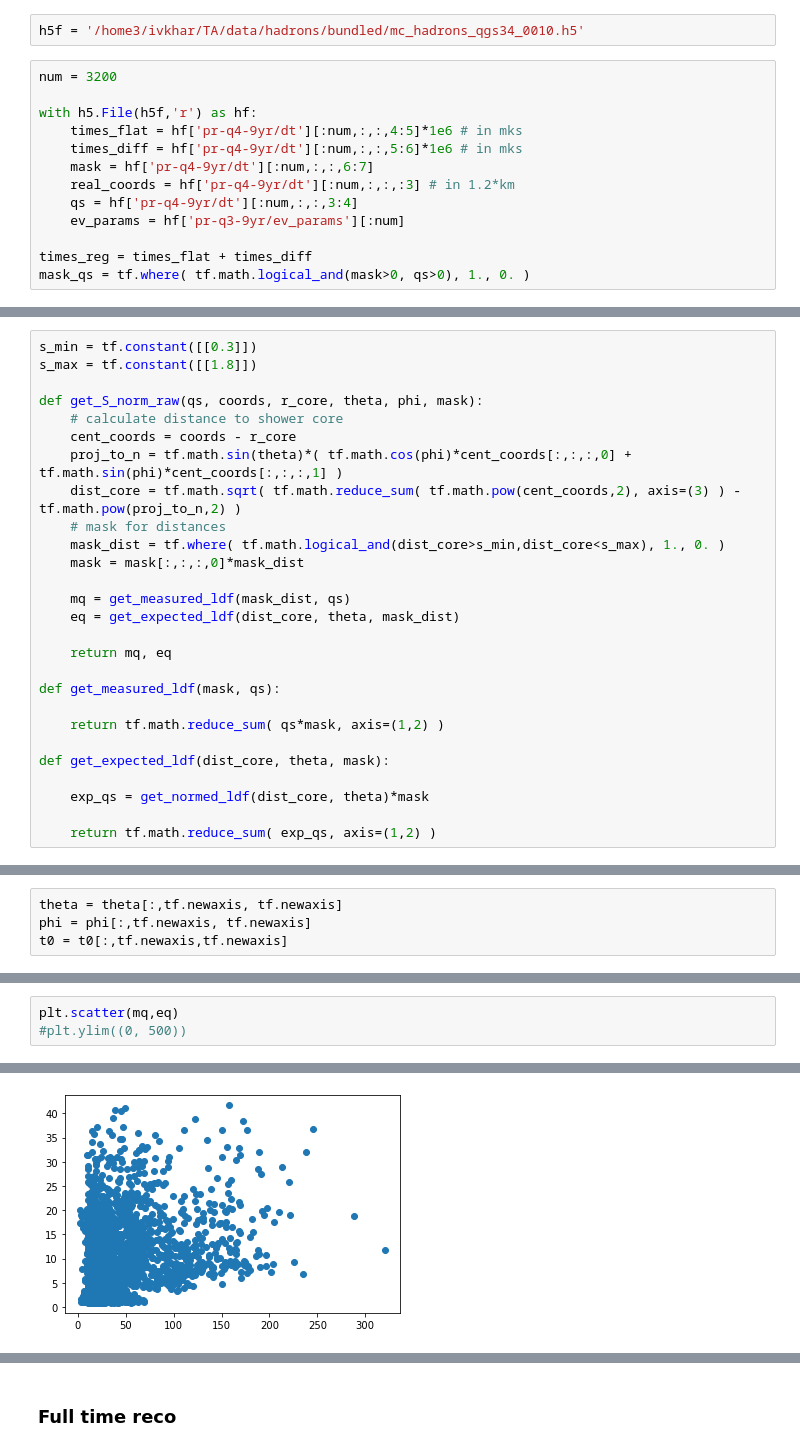
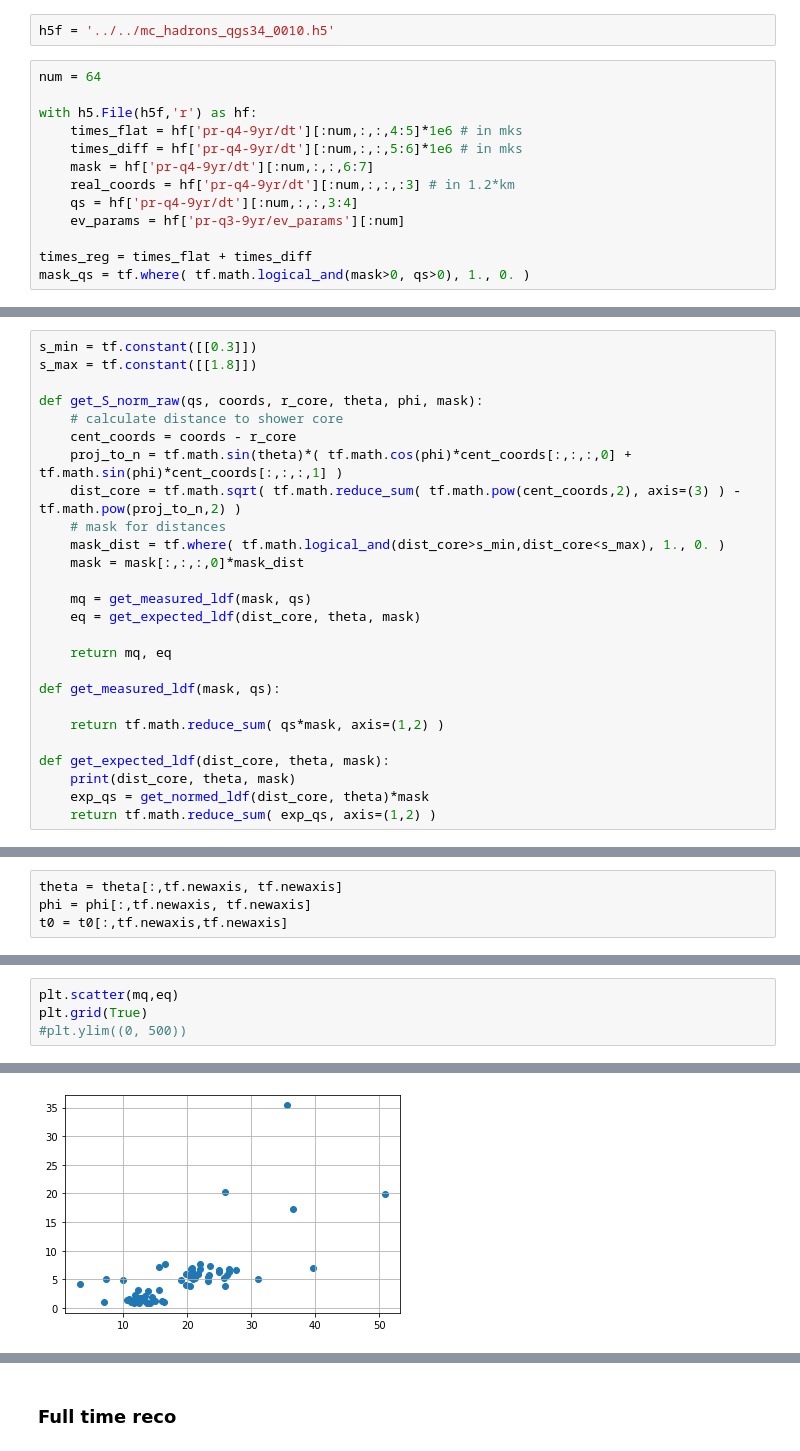
Before and after one commit to fitagdinov/Telescope_Array, a Jupyter notebook: Parameters_all/Notebooks/ta_reco.ipynb, the cells around one changed output, grey strips where cells are left out. Saved outputs shown, nothing was run; the diff lists cells and outputs as text.

```diff
--- a/Parameters_all/Notebooks/ta_reco.ipynb
+++ b/Parameters_all/Notebooks/ta_reco.ipynb
@@ -12,9 +17,9 @@ for gpu in gpus:
 # %% [markdown]
 ### Read and prepare data
 # %%
-h5f = '/home3/ivkhar/TA/data/hadrons/bundled/mc_hadrons_qgs34_0010.h5'
+h5f = '../../mc_hadrons_qgs34_0010.h5'
 # %%
-num = 3200
+num = 64
 
 with h5.File(h5f,'r') as hf:
     times_flat = hf['pr-q4-9yr/dt'][:num,:,:,4:5]*1e6 # in mks
@@ -193,8 +199,8 @@ def get_S_norm_raw(qs, coords, r_core, theta, phi, mask):
     mask_dist = tf.where( tf.math.logical_and(dist_core>s_min,dist_core<s_max), 1., 0. )
     mask = mask[:,:,:,0]*mask_dist
 
-    mq = get_measured_ldf(mask_dist, qs)
-    eq = get_expected_ldf(dist_core, theta, mask_dist)
+    mq = get_measured_ldf(mask, qs)
+    eq = get_expected_ldf(dist_core, theta, mask)
 
     return mq, eq
 
@@ -203,7 +209,6 @@ def get_measured_ldf(mask, qs):
     return tf.math.reduce_sum( qs*mask, axis=(1,2) )
 
 def get_expected_ldf(dist_core, theta, mask):
-
+    print(dist_core, theta, mask)
     exp_qs = get_normed_ldf(dist_core, theta)*mask
-
     return tf.math.reduce_sum( exp_qs, axis=(1,2) )
@@ -217,4 +278,5 @@ S_norm = mq/eq
 # %%
 plt.scatter(mq,eq)
+plt.grid(True)
 #plt.ylim((0, 500))
 # %% [output]
@@ -222 +283 @@ plt.scatter(mq,eq)
-[figure, old version]
+[figure, new version]
```
Also changed, not shown: parts of 33 cells of this notebook, 1 other file.
